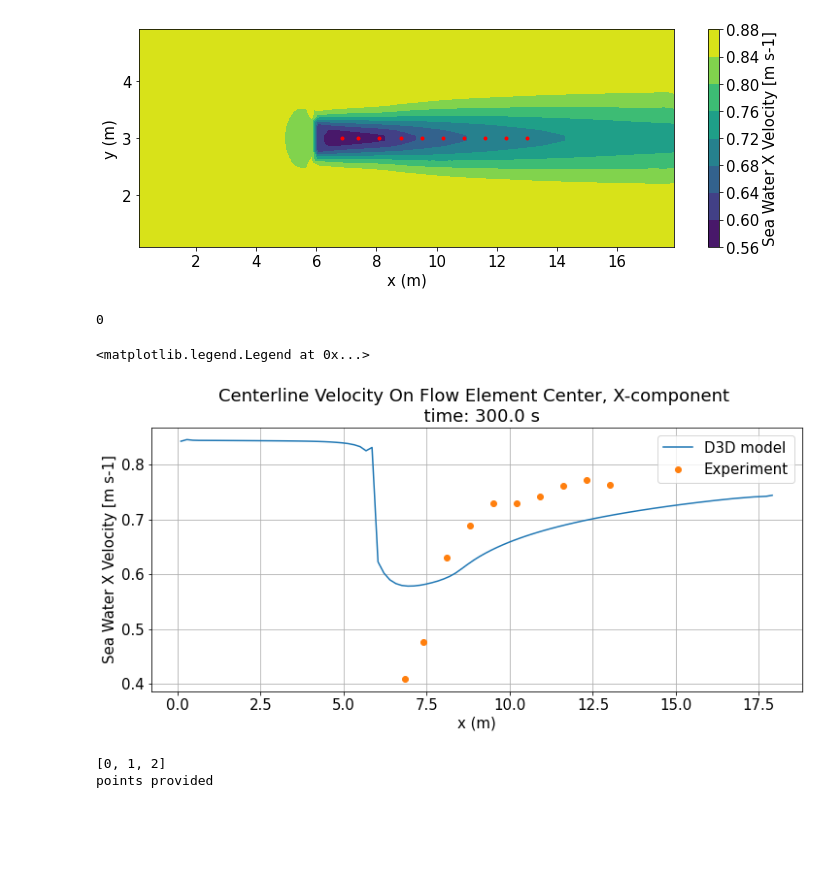
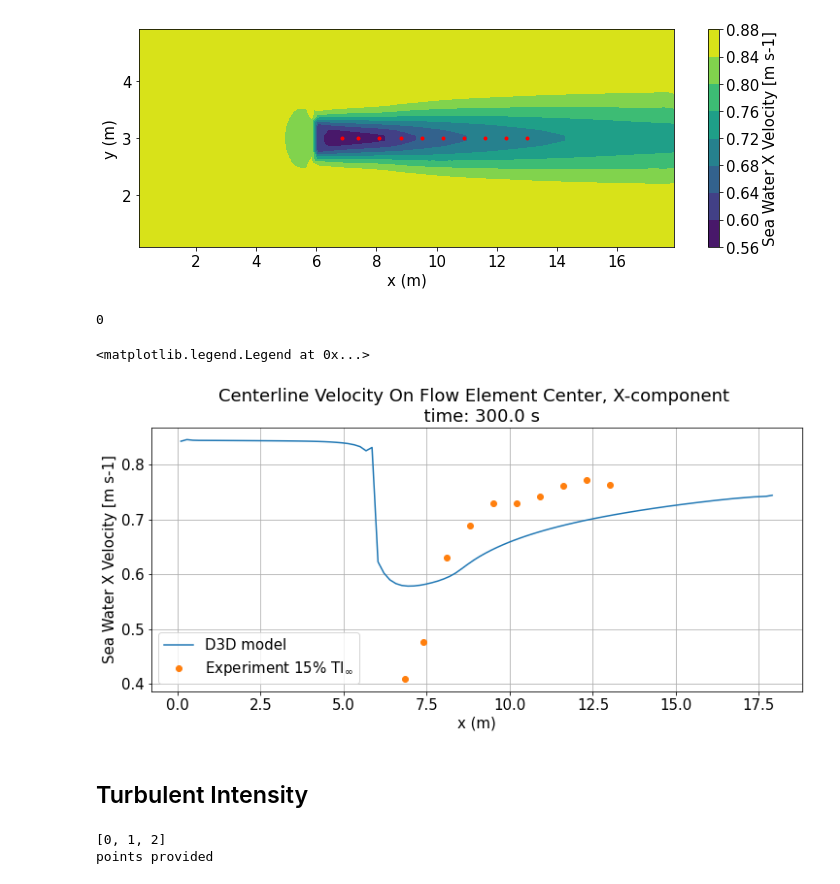
Before and after one commit to browniea/Delft3D_verify, a Jupyter notebook: Delft3d_verify.ipynb, the cells around one changed output. Cells and saved outputs as stored; diff of their text form; code cells hidden in the pictures; blank space fills up the shorter version.

Commit message:
TI centerline Plot

```diff
--- a/Delft3d_verify.ipynb
+++ b/Delft3d_verify.ipynb
@@ -232,33 +226,35 @@ cbar.set_label(f'{cbar_label} [{d3d_data.variables[variable].units}]')
 # %%
 x_line = np.linspace(xmin, xmax, num=100)
 y = np.mean([ymin, ymax])
 z = np.mean([zmin,zmax])
 
 contour_points = d3d.create_points(x_line, y, z)
 
 cline_variable = interp.griddata(var_data_df[['x','y','z']],
                      var_data_df[variable],
                      contour_points[['x','y','z']])
 # Plotting
 Type='Centerline'
 plt.figure(figsize=(12,5))
 Model= plt.plot(x_line, cline_variable, label="D3D model")
-Exp=plt.plot(x,ucx_experiment_centerline_15.u,'o', label="Experiment")
+Exp=plt.plot(x,ucx_experiment_centerline_15.u,'o', label=f'Experiment 15% TI$_\infty$')
 plt.grid()
 plt.xlabel('x (m)')
 
 y_name= f'{d3d_data.variables[variable].standard_name}'
 y_label=' '.join([x.capitalize() for x in y_name.split('_')])
 plt.ylabel(f'{y_label} [{d3d_data.variables[variable].units}]')
 
 title_name= f'{d3d_data.variables[variable].long_name}'
 title_label=' '.join([x.capitalize() for x in title_name.split(' ')])
 plt.title(f'{Type} {title_label} \n  time: {var_data_df.time[1]} s')
 plt.legend()
 # %% [output]
 0
 <matplotlib.legend.Legend at 0x...>
-[figure, old version]
+[figure, new version]
+# %% [markdown]
+## Turbulent Intensity
 # %%
 x_contour = np.linspace(xmin, xmax, num=100)
 y_contour = np.linspace(ymin, ymax, num=40)
```
Also changed, not shown: parts of 6 cells of this notebook.
